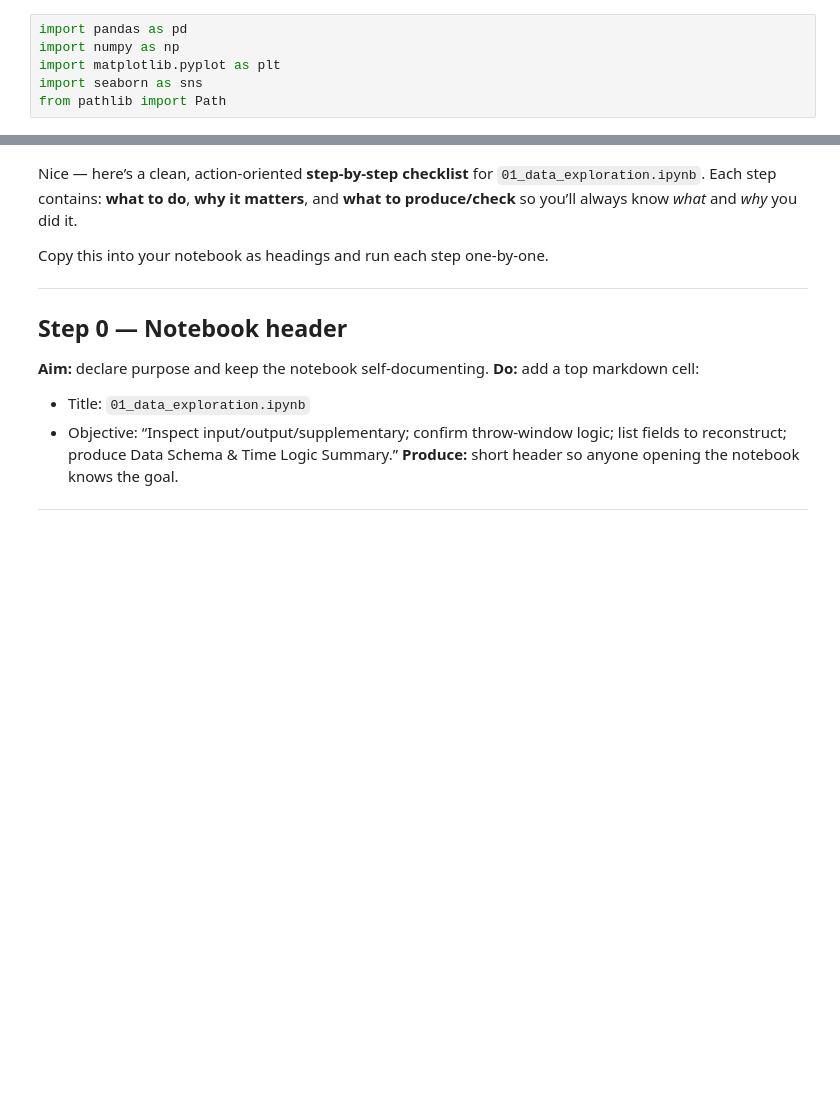
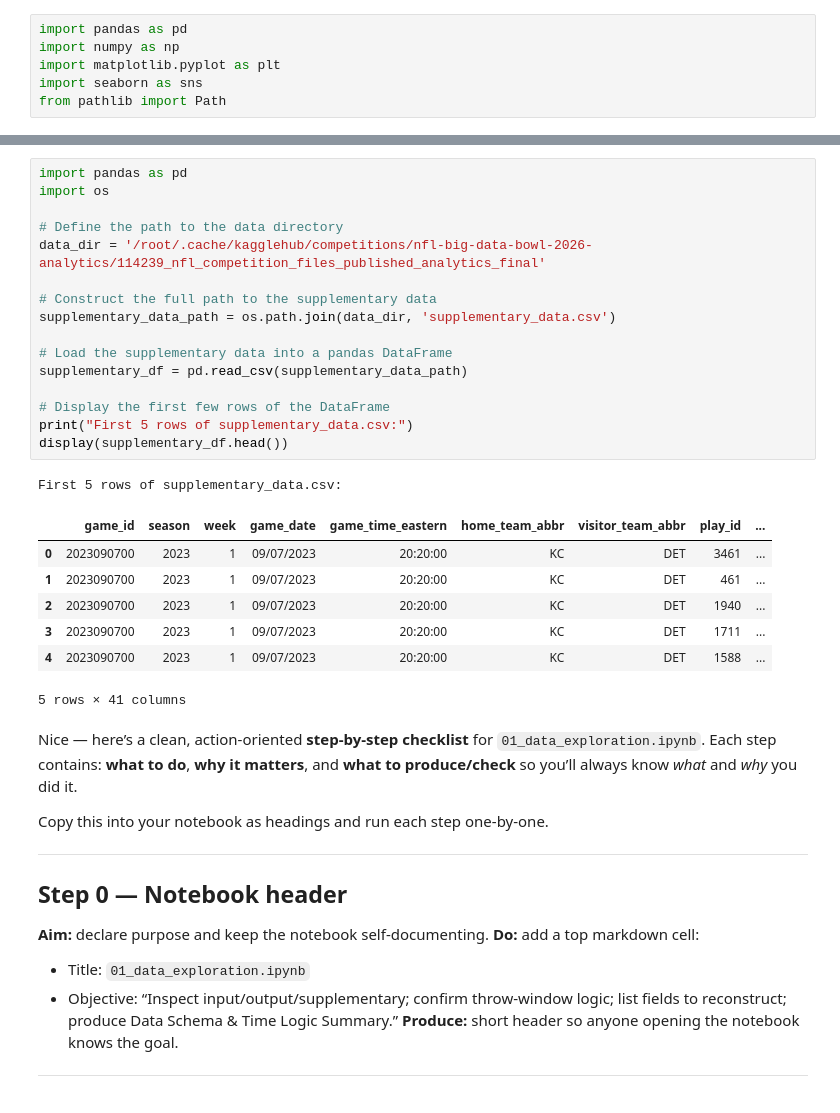
Before and after one commit to muma005/nfl-ball-flight-analysis, a Jupyter notebook: notebooks/00_data_exploration.ipynb, the cells around one changed output, grey strips where cells are left out. Cells and saved outputs as stored; diff of their text form; blank space fills up the shorter version.

```diff
--- a/notebooks/00_data_exploration.ipynb
+++ b/notebooks/00_data_exploration.ipynb
@@ -16,3 +105,28 @@ from pathlib import Path
+# %%
+import pandas as pd
+import os
+
+# Define the path to the data directory
+data_dir = '/root/.cache/kagglehub/competitions/nfl-big-data-bowl-2026-analytics/114239_nfl_competition_files_published_analytics_final'
+
+# Construct the full path to the supplementary data
+supplementary_data_path = os.path.join(data_dir, 'supplementary_data.csv')
+
+# Load the supplementary data into a pandas DataFrame
+supplementary_df = pd.read_csv(supplementary_data_path)
+
+# Display the first few rows of the DataFrame
+print("First 5 rows of supplementary_data.csv:")
+display(supplementary_df.head())
+# %% [output]
+First 5 rows of supplementary_data.csv:
+|  | game_id | season | week | game_date | game_time_eastern | home_team_abbr | visitor_team_abbr | play_id | ... |
+| 0 | 2023090700 | 2023 | 1 | 09/07/2023 | 20:20:00 | KC | DET | 3461 | ... |
+| 1 | 2023090700 | 2023 | 1 | 09/07/2023 | 20:20:00 | KC | DET | 461 | ... |
+| 2 | 2023090700 | 2023 | 1 | 09/07/2023 | 20:20:00 | KC | DET | 1940 | ... |
+| 3 | 2023090700 | 2023 | 1 | 09/07/2023 | 20:20:00 | KC | DET | 1711 | ... |
+| 4 | 2023090700 | 2023 | 1 | 09/07/2023 | 20:20:00 | KC | DET | 1588 | ... |
+5 rows × 41 columns
 # %% [markdown]
 Nice — here’s a clean, action-oriented **step-by-step checklist** for `01_data_exploration.ipynb`.
 Each step contains: **what to do**, **why it matters**, and **what to produce/check** so you’ll always know *what* and *why* you did it.
```
Also changed, not shown: parts of 9 cells of this notebook.
